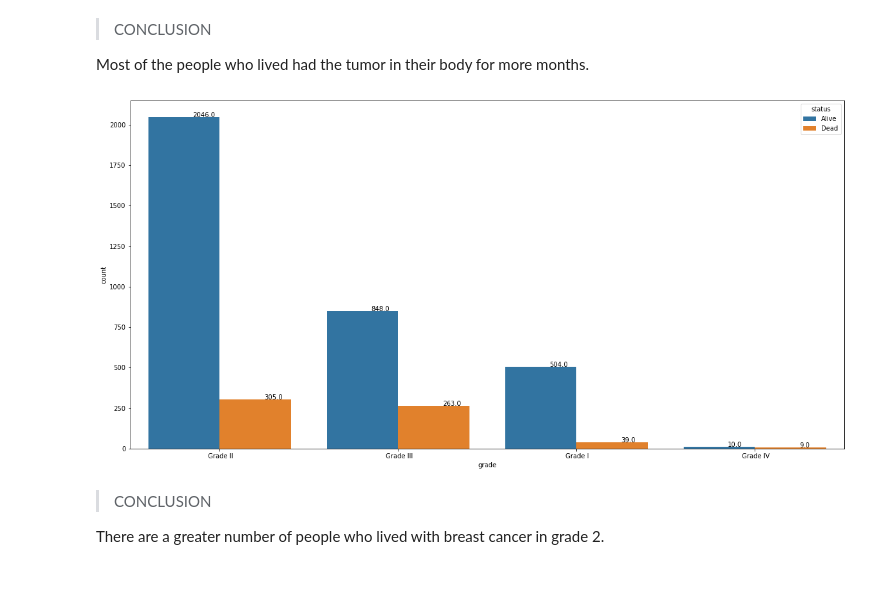
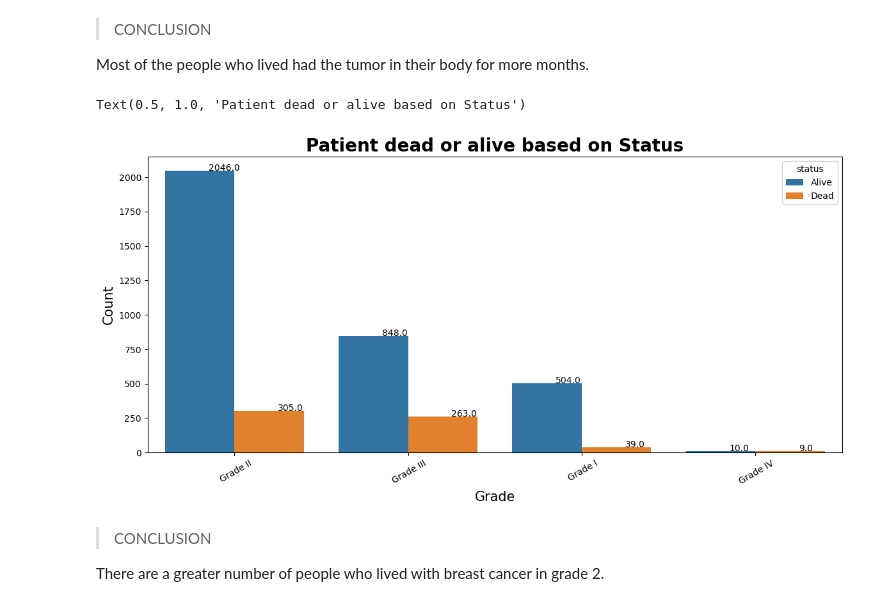
Before and after one commit to AniValle/Pandas_statistics_pt2, a Jupyter notebook: 3-Ani_Valle.ipynb, the cells around one changed output. Drawn from its saved outputs; the diff is of its cells as text; code cells hidden in the pictures; blank space fills up the shorter version.

Commit message:
One layout plot modified

```diff
--- a/3-Ani_Valle.ipynb
+++ b/3-Ani_Valle.ipynb
@@ -105,12 +105,19 @@ ax = sns.countplot(data['survival_months'], hue=data['status'])
 
 Most of the people who lived had the tumor in their body for more months.
 # %%
-plt.figure(figsize=(20,10))
-ax = sns.countplot(data['grade'], hue=data['status'])
+plt.figure(figsize=(14,6))
+ax =sns.countplot(data=data, x="grade", hue="status")
+
 for p in ax.patches:
    ax.annotate('{:.1f}'.format(p.get_height()), (p.get_x()+0.25, p.get_height()+0.01))
+plt.xticks(rotation = 30)
+plt.xlabel("Grade",fontdict={'fontsize': 15})
+plt.ylabel("Count",fontdict={'fontsize': 15})
+plt.title("Patient dead or alive based on Status",fontdict={'fontsize': 20},
+          fontweight="bold")
 # %% [output]
+Text(0.5, 1.0, 'Patient dead or alive based on Status')
-[figure, old version]
+[figure, new version]
 # %% [markdown]
 >CONCLUSION
 
```
